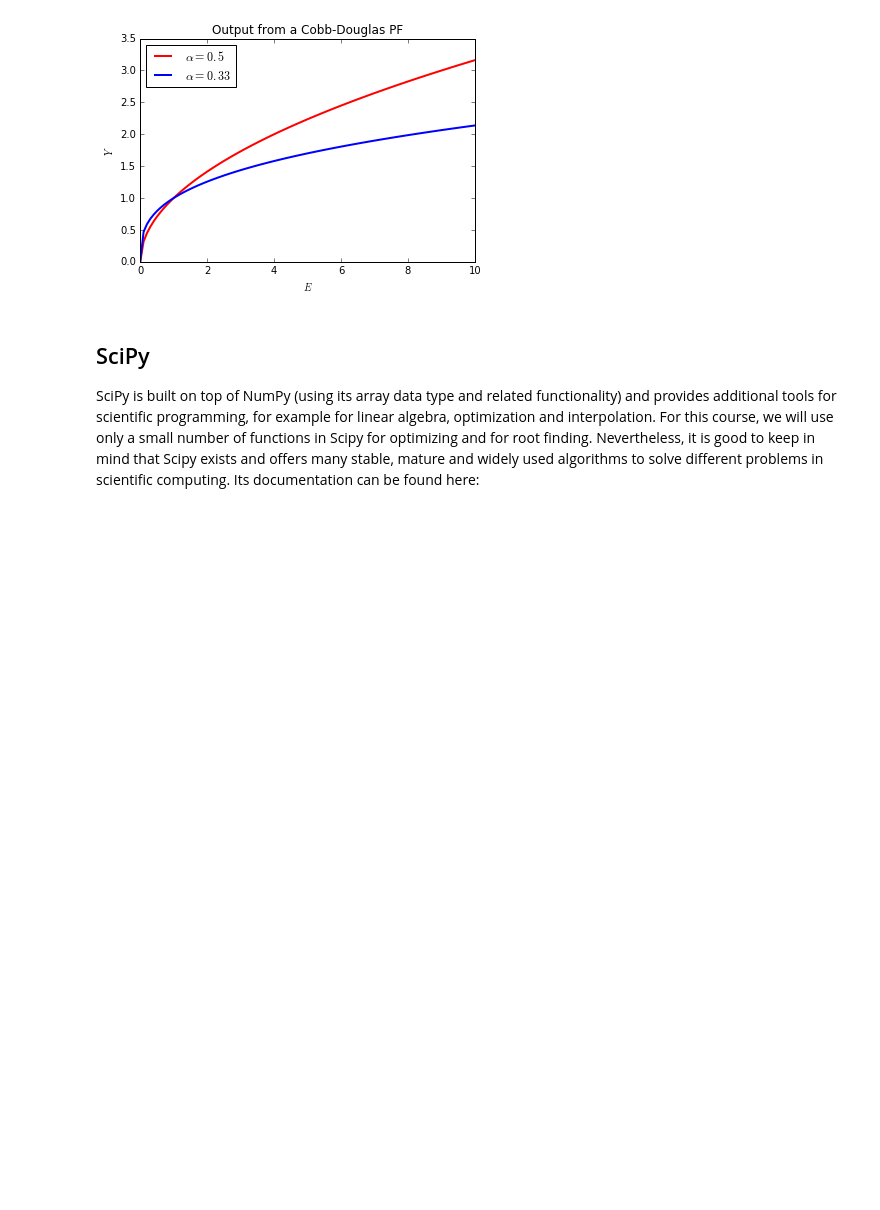
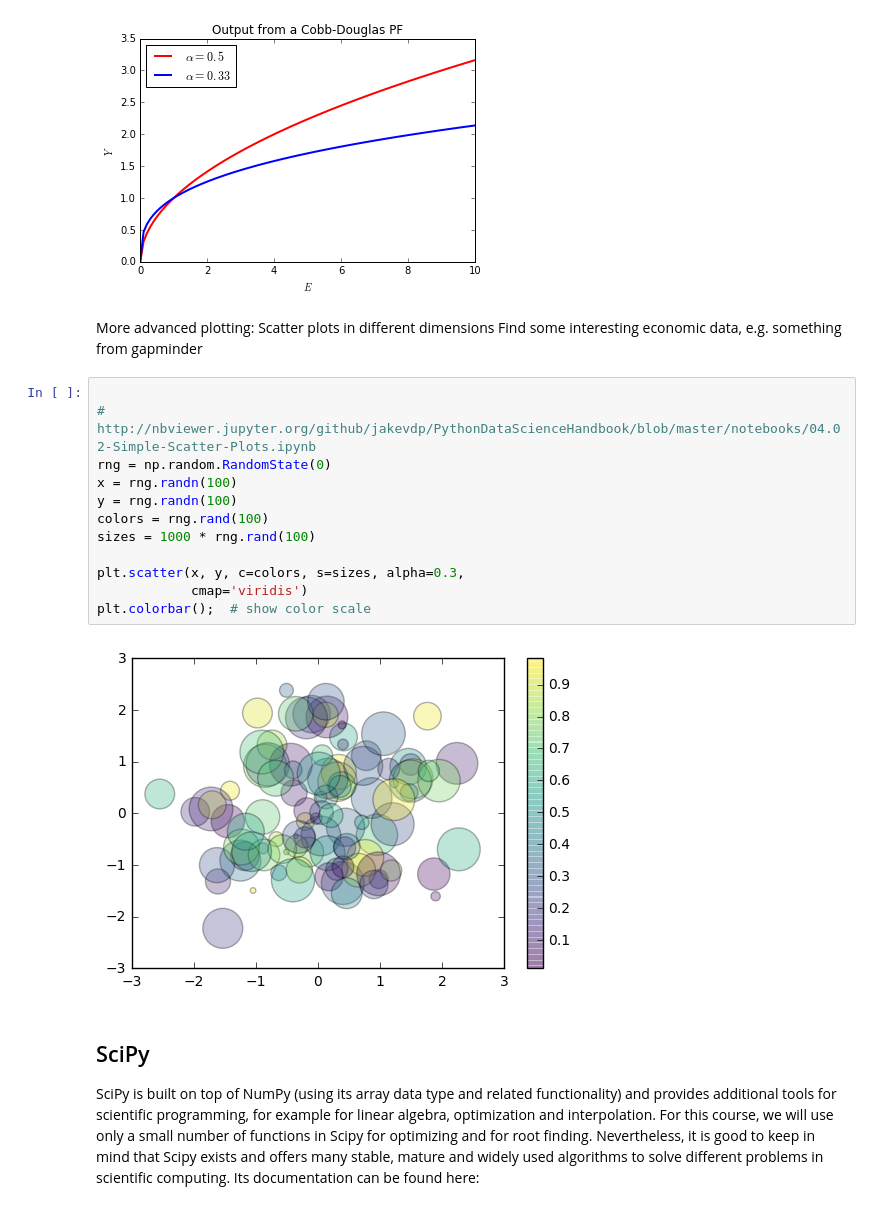
Before and after one commit to Moony2D/Python-Intro-ifo, a Jupyter notebook: PyIntro_Scipy.ipynb, the cells around one changed output. Drawn from its saved outputs; the diff is of its cells as text; blank space fills up the shorter version.

```diff
--- a/PyIntro_Scipy.ipynb
+++ b/PyIntro_Scipy.ipynb
@@ -104,6 +105,23 @@ ax.legend(loc = 'upper left')
 # %% [output]
 <matplotlib.legend.Legend at 0x...>
 [figure]
+# %% [markdown]
+More advanced plotting: Scatter plots in different dimensions
+Find some interesting economic data, e.g. something from gapminder
+# %%
+
+# http://nbviewer.jupyter.org/github/jakevdp/PythonDataScienceHandbook/blob/master/notebooks/04.02-Simple-Scatter-Plots.ipynb
+rng = np.random.RandomState(0)
+x = rng.randn(100)
+y = rng.randn(100)
+colors = rng.rand(100)
+sizes = 1000 * rng.rand(100)
+
+plt.scatter(x, y, c=colors, s=sizes, alpha=0.3,
+            cmap='viridis')
+plt.colorbar();  # show color scale
+# %% [output]
+[figure, added]
 # %% [markdown]
 ## SciPy
 
```
Also changed, not shown: parts of 2 cells of this notebook, 1 other file.
